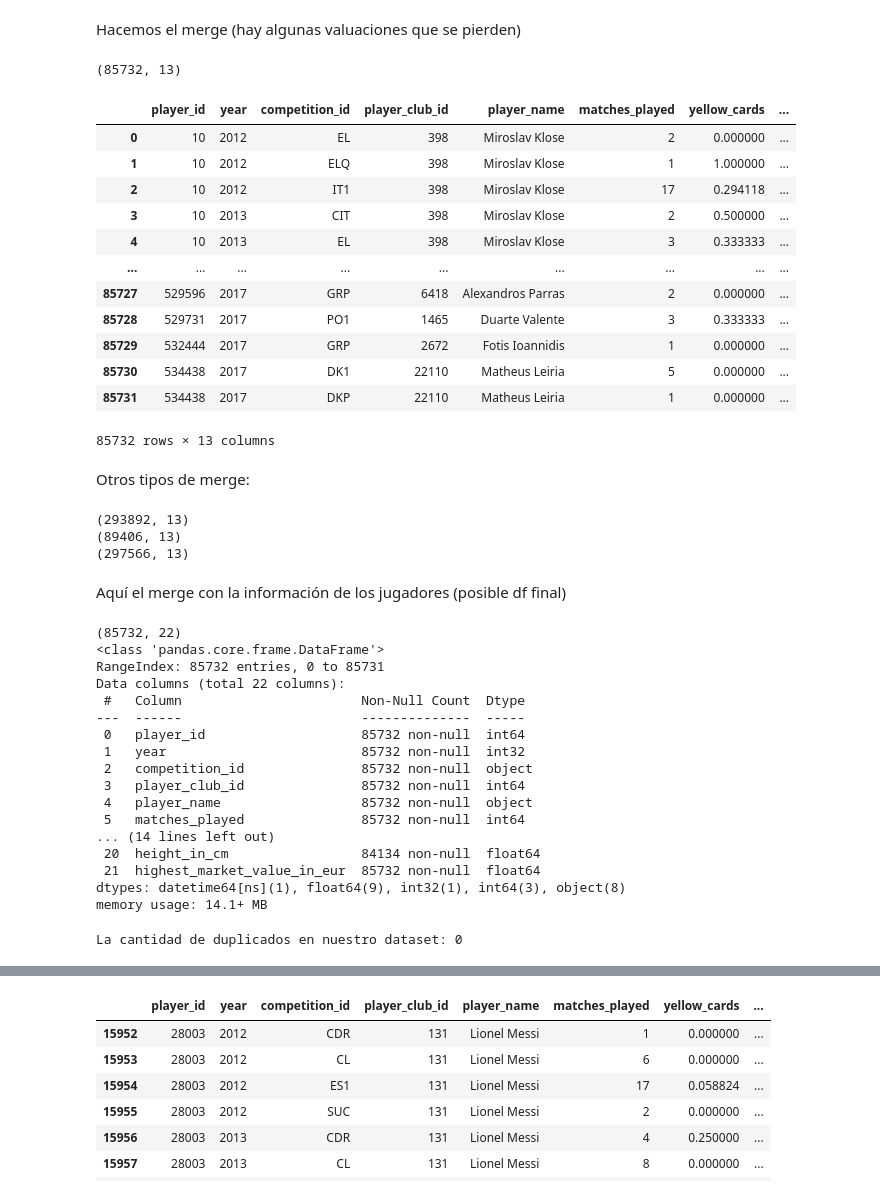
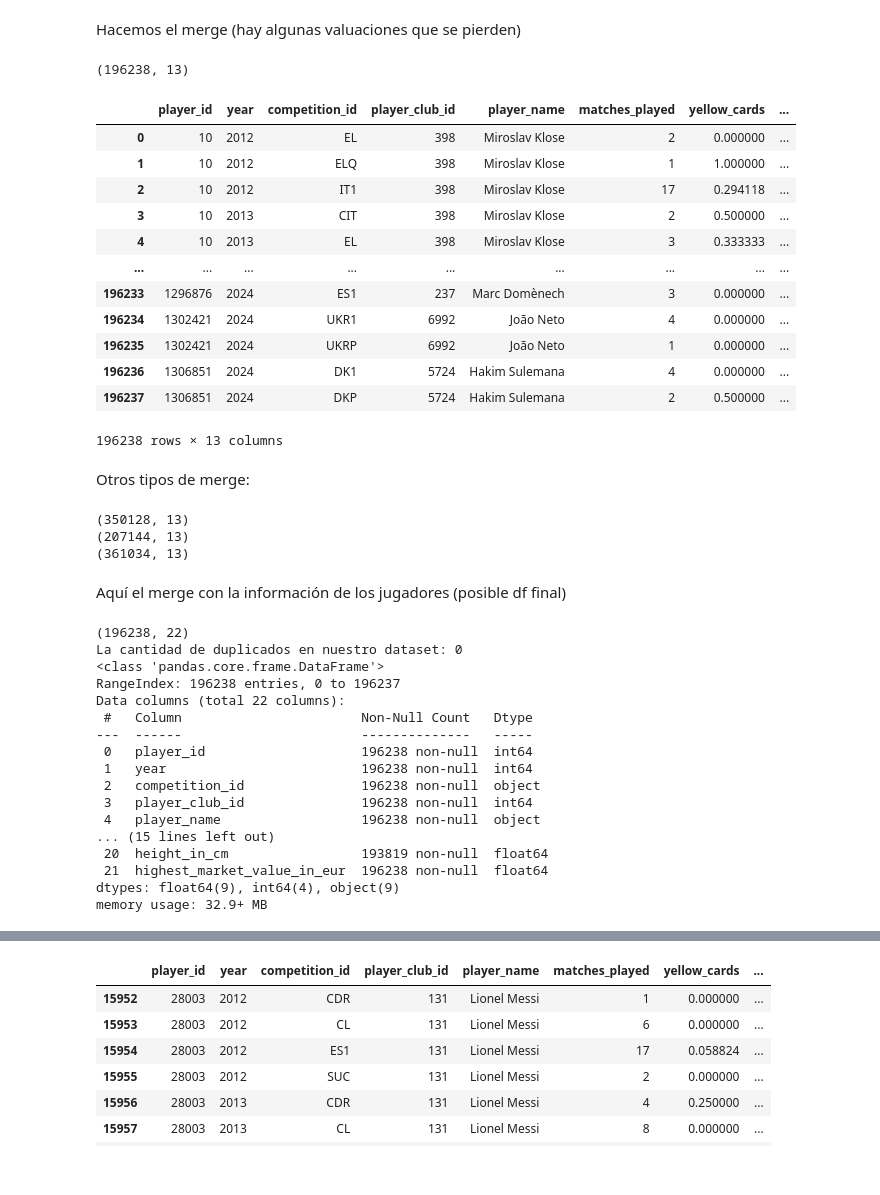
Before and after one commit to VLGuazzelli/proyecto_final_transfer, a Jupyter notebook: src/explore.ipynb, the cells around one changed output, grey strips where cells are left out. Cells and saved outputs as stored; diff of their text form; code cells hidden in the pictures.

```diff
--- a/src/explore.ipynb
+++ b/src/explore.ipynb
@@ -7,7 +7,11 @@ from datetime import datetime
 # %%
 # Apertura de datasets
 
-appearence = pd.read_csv("/workspaces/proyecto_final_transfer/data/datos_de_transfer/proyecto final/appearance_agrupado.csv")
+#El archivo appearence_agrupado, ha sido trabajado en el google colab en el siguiente link:
+#https://colab.research.google.com/drive/1kkoDlp4htYlhvd1pJ4Mg8GcqiJniWnwx#scrollTo=55sTvyXtUQs0
+#pues el original tiene un tamaño grande y no permitía trabajarlo en github.
+
+appearence = pd.read_csv("/workspaces/proyecto_final_transfer/data/datos_de_transfer/proyecto final/appearence_agrupado.csv")
 #club_games = pd.read_csv("/workspaces/proyecto_final_transfer/data/datos_de_transfer/proyecto final/club_games.csv")
 #clubs = pd.read_csv("/workspaces/proyecto_final_transfer/data/datos_de_transfer/proyecto final/clubs.csv")
 #competitions = pd.read_csv("/workspaces/proyecto_final_transfer/data/datos_de_transfer/proyecto final/competitions.csv")
@@ -201,68 +101,65 @@ print(gb_player_val)
 Hacemos el merge (hay algunas valuaciones que se pierden)
 # %%
 # Hacemos el merge:
-app_plval_merged = pd.merge(gb_app, gb_player_val, on=['player_id', 'year'], how='inner')
+app_plval_merged = pd.merge(appearence, gb_player_val, on=['player_id', 'year'], how='inner')
 print(app_plval_merged.shape)
 app_plval_merged
 # %% [output]
-(85732, 13)
+(196238, 13)
 |  | player_id | year | competition_id | player_club_id | player_name | matches_played | yellow_cards | ... |
 | 0 | 10 | 2012 | EL | 398 | Miroslav Klose | 2 | 0.000000 | ... |
 | 1 | 10 | 2012 | ELQ | 398 | Miroslav Klose | 1 | 1.000000 | ... |
 | 2 | 10 | 2012 | IT1 | 398 | Miroslav Klose | 17 | 0.294118 | ... |
 | 3 | 10 | 2013 | CIT | 398 | Miroslav Klose | 2 | 0.500000 | ... |
 | 4 | 10 | 2013 | EL | 398 | Miroslav Klose | 3 | 0.333333 | ... |
 | ... | ... | ... | ... | ... | ... | ... | ... | ... |
-| 85727 | 529596 | 2017 | GRP | 6418 | Alexandros Parras | 2 | 0.000000 | ... |
-| 85728 | 529731 | 2017 | PO1 | 1465 | Duarte Valente | 3 | 0.333333 | ... |
-| 85729 | 532444 | 2017 | GRP | 2672 | Fotis Ioannidis | 1 | 0.000000 | ... |
-| 85730 | 534438 | 2017 | DK1 | 22110 | Matheus Leiria | 5 | 0.000000 | ... |
-| 85731 | 534438 | 2017 | DKP | 22110 | Matheus Leiria | 1 | 0.000000 | ... |
+| 196233 | 1296876 | 2024 | ES1 | 237 | Marc Domènech | 3 | 0.000000 | ... |
+| 196234 | 1302421 | 2024 | UKR1 | 6992 | João Neto | 4 | 0.000000 | ... |
+| 196235 | 1302421 | 2024 | UKRP | 6992 | João Neto | 1 | 0.000000 | ... |
+| 196236 | 1306851 | 2024 | DK1 | 5724 | Hakim Sulemana | 4 | 0.000000 | ... |
+| 196237 | 1306851 | 2024 | DKP | 5724 | Hakim Sulemana | 2 | 0.500000 | ... |
-85732 rows × 13 columns
+196238 rows × 13 columns
 # %% [markdown]
 Otros tipos de merge:
 # %%
 # Hacemos el merge:
-app_plval_merged2 = pd.merge(gb_app, gb_player_val, on=['player_id', 'year'], how='right')
+app_plval_merged2 = pd.merge(appearence, gb_player_val, on=['player_id', 'year'], how='right')
 print(app_plval_merged2.shape)
 
-app_plval_merged3 = pd.merge(gb_app, gb_player_val, on=['player_id', 'year'], how='left')
+app_plval_merged3 = pd.merge(appearence, gb_player_val, on=['player_id', 'year'], how='left')
 print(app_plval_merged3.shape)
 
-app_plval_merged4 = pd.merge(gb_app, gb_player_val, on=['player_id', 'year'], how='outer')
+app_plval_merged4 = pd.merge(appearence, gb_player_val, on=['player_id', 'year'], how='outer')
 print(app_plval_merged4.shape)
 # %% [output]
-(293892, 13)
-(89406, 13)
-(297566, 13)
+(350128, 13)
+(207144, 13)
+(361034, 13)
 # %% [markdown]
 Aquí el merge con la información de los jugadores (posible df final)
 # %%
 df = pd.merge(app_plval_merged, players_filtered, on=['player_id'], how='inner')
 df = df.drop(["name"], axis = 1)
 print(df.shape)
+duplicados = df.duplicated()
+num_duplicados = duplicados.sum()
+print(f"La cantidad de duplicados en nuestro dataset: {num_duplicados}")
 df.info()
 # %% [output]
-(85732, 22)
+(196238, 22)
+La cantidad de duplicados en nuestro dataset: 0
 <class 'pandas.core.frame.DataFrame'>
-RangeIndex: 85732 entries, 0 to 85731
+RangeIndex: 196238 entries, 0 to 196237
 Data columns (total 22 columns):
- #   Column                       Non-Null Count  Dtype
----  ------                       --------------  -----
- 0   player_id                    85732 non-null  int64
- 1   year                         85732 non-null  int32
- 2   competition_id               85732 non-null  object
- 3   player_club_id               85732 non-null  int64
- 4   player_name                  85732 non-null  object
- 5   matches_played               85732 non-null  int64
-... (14 lines left out)
- 20  height_in_cm                 84134 non-null  float64
- 21  highest_market_value_in_eur  85732 non-null  float64
-dtypes: datetime64[ns](1), float64(9), int32(1), int64(3), object(8)
-memory usage: 14.1+ MB
+ #   Column                       Non-Null Count   Dtype
+---  ------                       --------------   -----
+ 0   player_id                    196238 non-null  int64
+ 1   year                         196238 non-null  int64
+ 2   competition_id               196238 non-null  object
+ 3   player_club_id               196238 non-null  int64
+ 4   player_name                  196238 non-null  object
+... (15 lines left out)
+ 20  height_in_cm                 193819 non-null  float64
+ 21  highest_market_value_in_eur  196238 non-null  float64
+dtypes: float64(9), int64(4), object(9)
+memory usage: 32.9+ MB
-# %%
-duplicados = df.duplicated()
-num_duplicados = duplicados.sum()
-print(f"La cantidad de duplicados en nuestro dataset: {num_duplicados}")
-# %% [output]
-La cantidad de duplicados en nuestro dataset: 0
```
Also changed, not shown: parts of 13 cells of this notebook.
